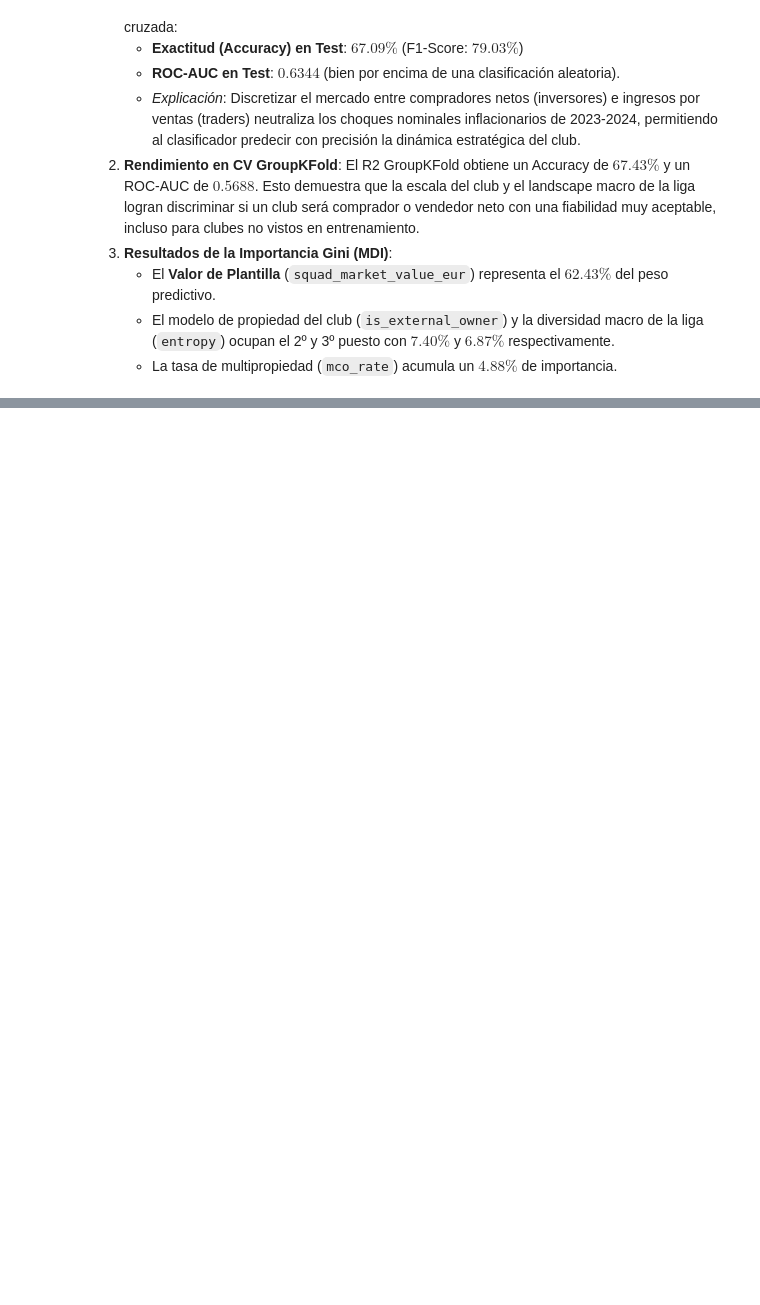
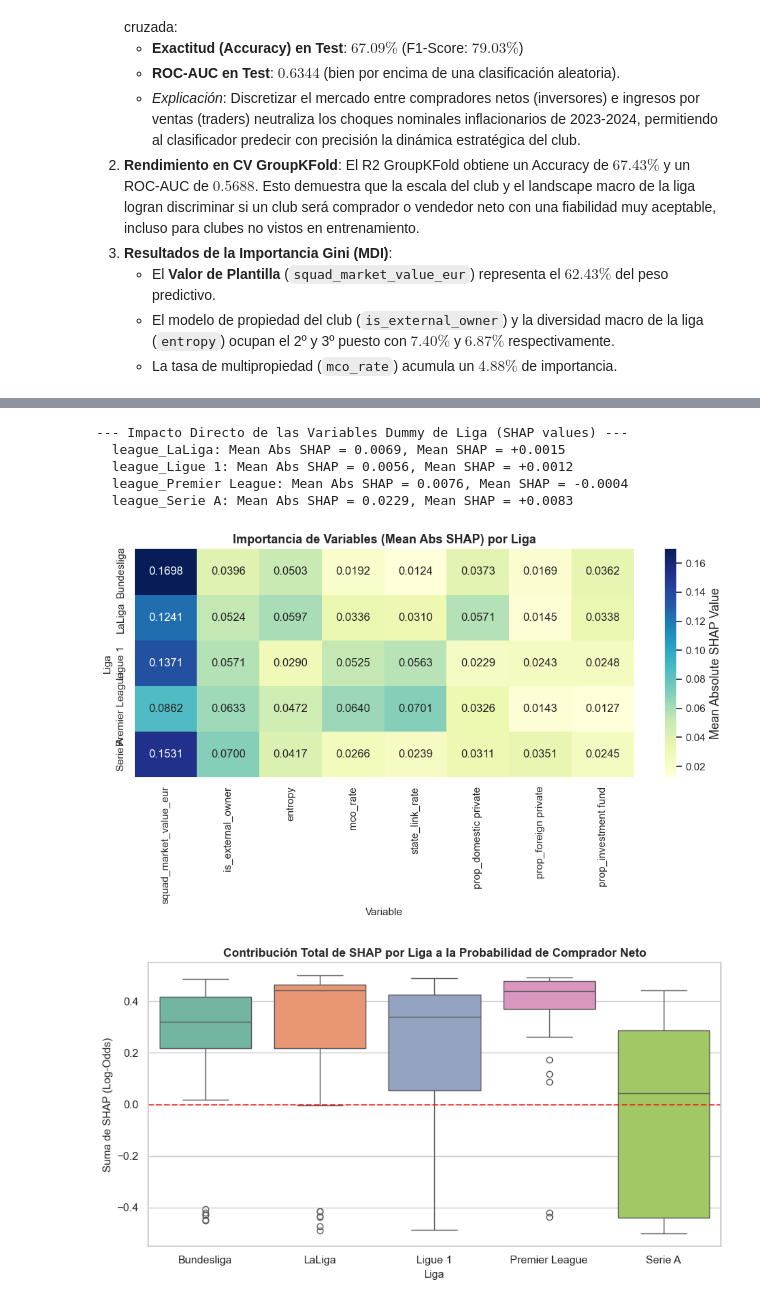
Before and after one commit to Vacek-Ace/OwnershipLandscape, a Jupyter notebook: notebooks/Analisis_Ownership_Landscape.ipynb, the cells around one changed output, grey strips where cells are left out. Cells and saved outputs as stored; diff of their text form; code cells hidden in the pictures; blank space fills up the shorter version.

Commit message:
feat: Deep shap analysis.

```diff
--- a/notebooks/Analisis_Ownership_Landscape.ipynb
+++ b/notebooks/Analisis_Ownership_Landscape.ipynb
@@ -1050 +1050,51 @@ El gráfico de dependencia de `mco_rate` coloreado por `is_external_owner` muest
 *   **Conclusión**: El clasificador valida la RQ4 de forma robusta: la probabilidad de que un propietario institucional active un comportamiento de gasto no sostenible (comprador neto) no es lineal, sino que se activa fuertemente al operar en un Ownership Landscape altamente financiarizado y expuesto a la multipropiedad.
+# %%
+# 4. ANÁLISIS DE EXPLICABILIDAD SHAP POR LIGA (DESGLOSE)
+# Crear DataFrame de valores SHAP
+df_shap = pd.DataFrame(shap_values_arr, columns=X_rf.columns, index=df_ml.index)
+df_shap['league'] = df_ml['league']
+
+# 1. Impacto directo de las variables dummy de liga
+league_dummy_cols = [c for c in X_rf.columns if c.startswith('league_')]
+print("--- Impacto Directo de las Variables Dummy de Liga (SHAP values) ---")
+for col in league_dummy_cols:
+    print(f"  {col}: Mean Abs SHAP = {df_shap[col].abs().mean():.4f}, Mean SHAP = {df_shap[col].mean():+.4f}")
+
+# 2. Importancia de variables específica por liga
+leagues = df_ml['league'].unique()
+league_feature_impacts = {}
+for l in leagues:
+    df_l_shap = df_shap[df_shap['league'] == l]
+    league_feature_impacts[l] = df_l_shap[rf_features].abs().mean()
+
+df_heatmap_data = pd.DataFrame(league_feature_impacts).T
+
+# Gráfico 3: Mapa de Calor de Importancia de Variables por Liga
+plt.figure(figsize=(10, 6))
+sns.heatmap(df_heatmap_data, annot=True, cmap="YlGnBu", fmt=".4f", cbar_kws={'label': 'Mean Absolute SHAP Value'})
+plt.title("Importancia de Variables (Mean Abs SHAP) por Liga", fontsize=13, weight='bold')
+plt.ylabel("Liga", fontsize=11)
+plt.xlabel("Variable", fontsize=11)
+plt.tight_layout()
+plt.savefig(r'C:/Users/vacek/.gemini/antigravity/brain/c7bab6f5-8c0e-48bf-8b50-88f1597357ab/shap_importance_by_league.png', dpi=150, bbox_inches='tight')
+plt.show()
+
+# Gráfico 4: Boxplot de Contribución Total SHAP por Liga
+df_shap['sum_shap'] = df_shap[X_rf.columns].sum(axis=1)
+plt.figure(figsize=(9, 5))
+sns.boxplot(x='league', y='sum_shap', data=df_shap, palette="Set2")
+plt.axhline(0, color='red', linestyle='--', alpha=0.7)
+plt.title("Contribución Total de SHAP por Liga a la Probabilidad de Comprador Neto", fontsize=12, weight='bold')
+plt.ylabel("Suma de SHAP (Log-Odds)", fontsize=11)
+plt.xlabel("Liga", fontsize=11)
+plt.tight_layout()
+plt.savefig(r'C:/Users/vacek/.gemini/antigravity/brain/c7bab6f5-8c0e-48bf-8b50-88f1597357ab/shap_total_contribution_by_league.png', dpi=150, bbox_inches='tight')
+plt.show()
+# %% [output]
+--- Impacto Directo de las Variables Dummy de Liga (SHAP values) ---
+  league_LaLiga: Mean Abs SHAP = 0.0069, Mean SHAP = +0.0015
+  league_Ligue 1: Mean Abs SHAP = 0.0056, Mean SHAP = +0.0012
+  league_Premier League: Mean Abs SHAP = 0.0076, Mean SHAP = -0.0004
+  league_Serie A: Mean Abs SHAP = 0.0229, Mean SHAP = +0.0083
+[figure, added]
+[figure, added]
```
Also changed, not shown: parts of 7 cells of this notebook, 1 other file.
